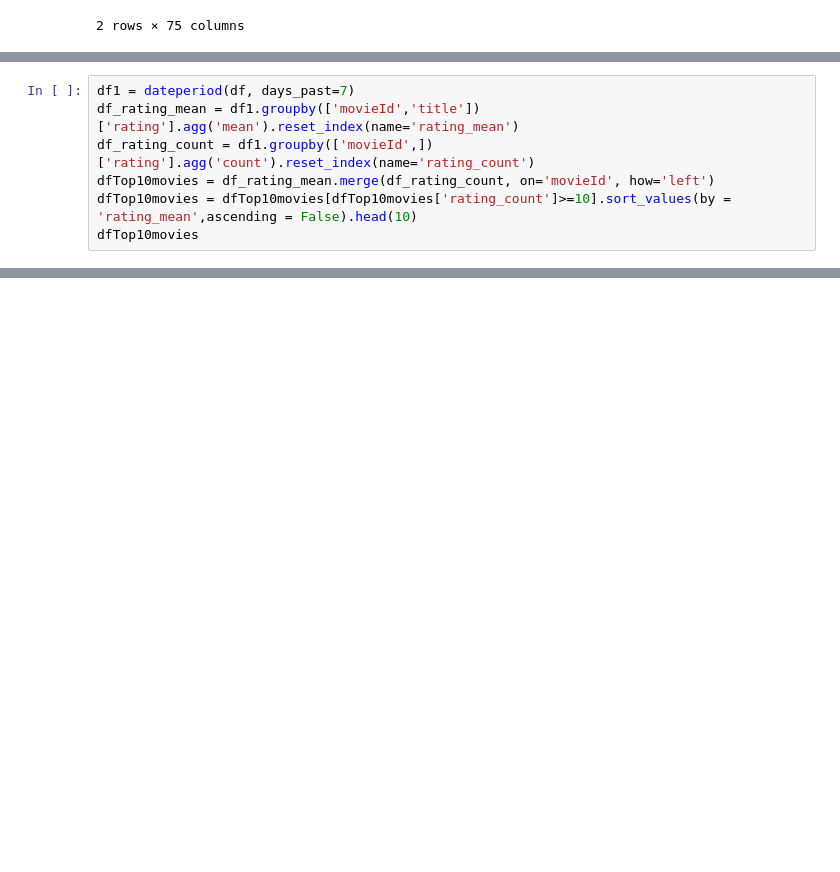
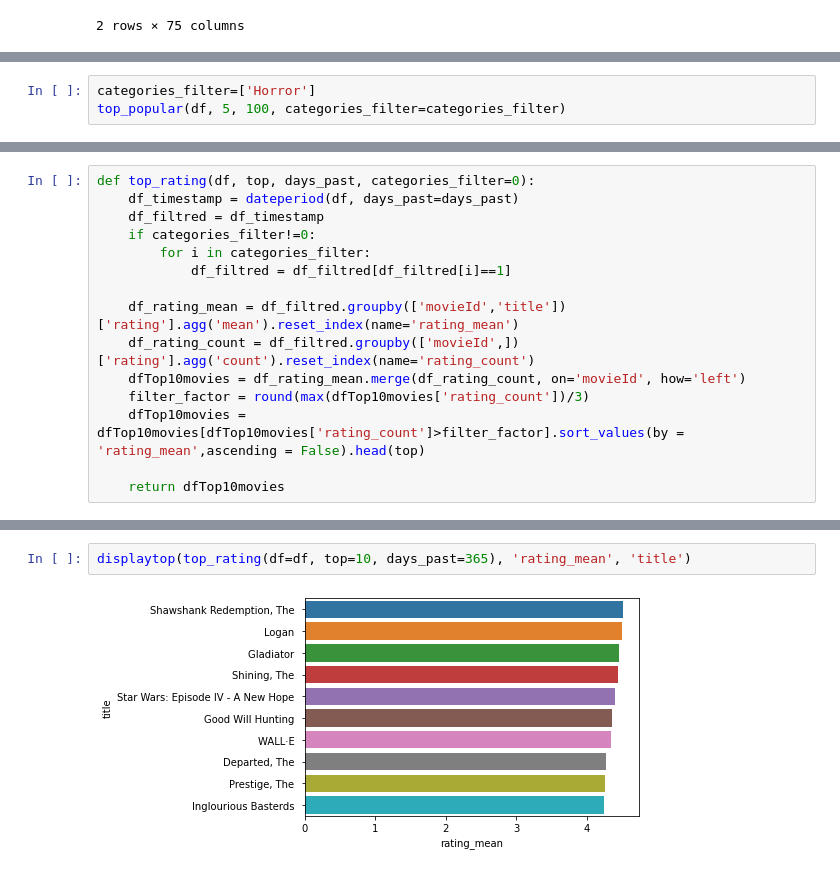
Before and after one commit to NavasFrancisco/MoviesRecommender, a Jupyter notebook: MoviesRecommender.ipynb, the cells around one changed output, grey strips where cells are left out. Cells and saved outputs as stored; diff of their text form; blank space fills up the shorter version.

```diff
--- a/MoviesRecommender.ipynb
+++ b/MoviesRecommender.ipynb
@@ -387,0 +464,3 @@ dateperiod(df, days_past=1)
+# %%
+categories_filter=['Horror']
+top_popular(df, 5, 100, categories_filter=categories_filter)
@@ -388,7 +474,15 @@ dateperiod(df, days_past=1)
 # %%
-df1 = dateperiod(df, days_past=7)
-df_rating_mean = df1.groupby(['movieId','title'])['rating'].agg('mean').reset_index(name='rating_mean')
-df_rating_count = df1.groupby(['movieId',])['rating'].agg('count').reset_index(name='rating_count')
-dfTop10movies = df_rating_mean.merge(df_rating_count, on='movieId', how='left')
-dfTop10movies = dfTop10movies[dfTop10movies['rating_count']>=10].sort_values(by = 'rating_mean',ascending = False).head(10)
-dfTop10movies
+def top_rating(df, top, days_past, categories_filter=0):
+    df_timestamp = dateperiod(df, days_past=days_past)
+    df_filtred = df_timestamp
+    if categories_filter!=0:
+        for i in categories_filter:
+            df_filtred = df_filtred[df_filtred[i]==1]
+
+    df_rating_mean = df_filtred.groupby(['movieId','title'])['rating'].agg('mean').reset_index(name='rating_mean')
+    df_rating_count = df_filtred.groupby(['movieId',])['rating'].agg('count').reset_index(name='rating_count')
+    dfTop10movies = df_rating_mean.merge(df_rating_count, on='movieId', how='left')
+    filter_factor = round(max(dfTop10movies['rating_count'])/3)
+    dfTop10movies = dfTop10movies[dfTop10movies['rating_count']>filter_factor].sort_values(by = 'rating_mean',ascending = False).head(top)
+
+    return dfTop10movies
@@ -416,0 +514,4 @@ def top_popular(df, top, days_past):
+# %%
+displaytop(top_rating(df=df, top=10, days_past=365), 'rating_mean', 'title')
+# %% [output]
+[figure, added]
```
Also changed, not shown: parts of 30 cells of this notebook.
